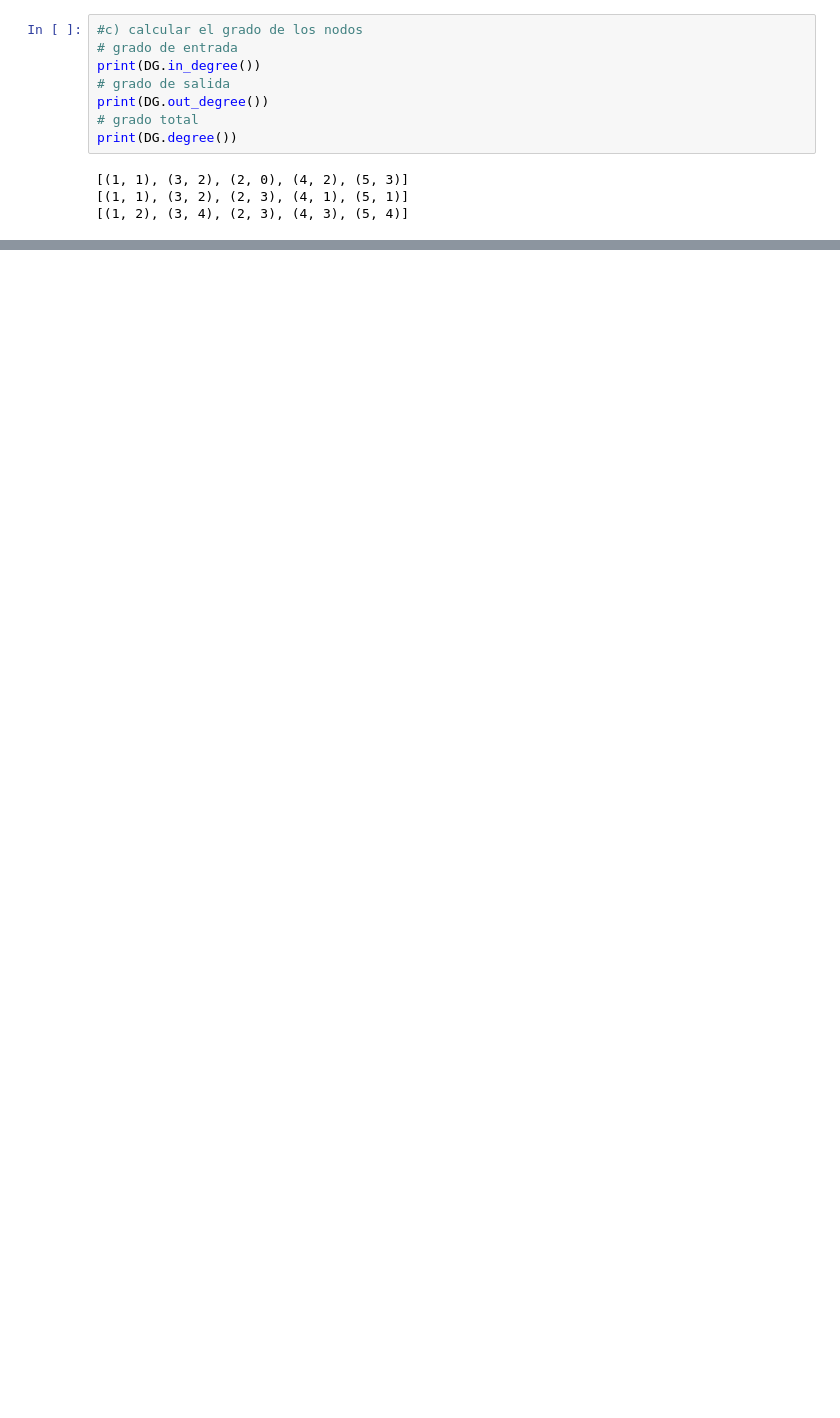
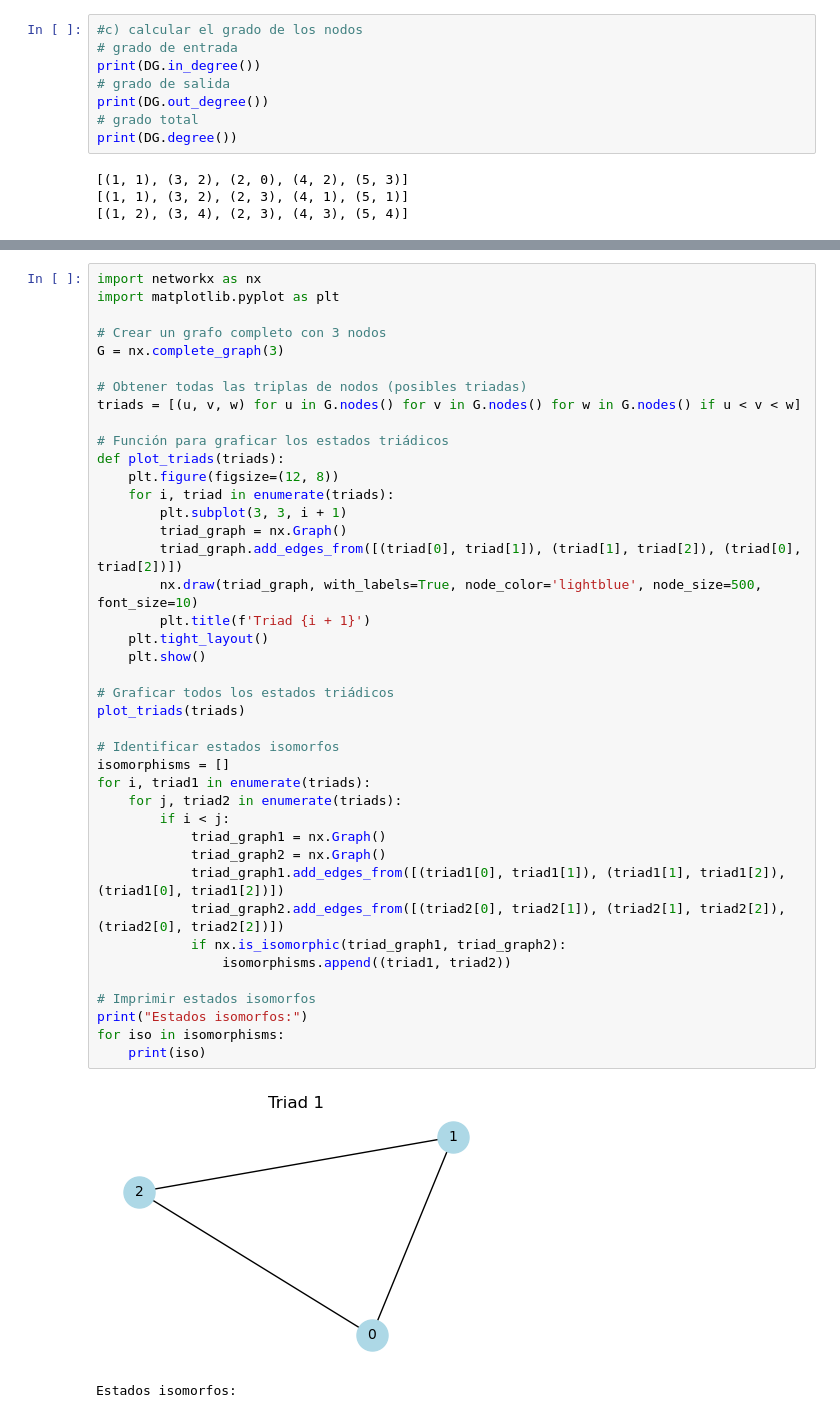
Before and after one commit to briveros23/Redes_sociales, a Jupyter notebook: notebook/Taller 1.ipynb, the cells around one changed output, grey strips where cells are left out. Drawn from its saved outputs; the diff is of its cells as text; blank space fills up the shorter version.

```diff
--- a/notebook/Taller 1.ipynb
+++ b/notebook/Taller 1.ipynb
@@ -312,0 +316,44 @@ nx.draw(H, with_labels=True)
+# %%
+import networkx as nx
+import matplotlib.pyplot as plt
+
+# Crear un grafo completo con 3 nodos
+G = nx.complete_graph(3)
+
+# Obtener todas las triplas de nodos (posibles triadas)
+triads = [(u, v, w) for u in G.nodes() for v in G.nodes() for w in G.nodes() if u < v < w]
+
+# Función para graficar los estados triádicos
+def plot_triads(triads):
+    plt.figure(figsize=(12, 8))
+    for i, triad in enumerate(triads):
+        plt.subplot(3, 3, i + 1)
+        triad_graph = nx.Graph()
+        triad_graph.add_edges_from([(triad[0], triad[1]), (triad[1], triad[2]), (triad[0], triad[2])])
+        nx.draw(triad_graph, with_labels=True, node_color='lightblue', node_size=500, font_size=10)
+        plt.title(f'Triad {i + 1}')
+    plt.tight_layout()
+    plt.show()
+
+# Graficar todos los estados triádicos
+plot_triads(triads)
+
+# Identificar estados isomorfos
+isomorphisms = []
+for i, triad1 in enumerate(triads):
+    for j, triad2 in enumerate(triads):
+        if i < j:
+            triad_graph1 = nx.Graph()
+            triad_graph2 = nx.Graph()
+            triad_graph1.add_edges_from([(triad1[0], triad1[1]), (triad1[1], triad1[2]), (triad1[0], triad1[2])])
+            triad_graph2.add_edges_from([(triad2[0], triad2[1]), (triad2[1], triad2[2]), (triad2[0], triad2[2])])
+            if nx.is_isomorphic(triad_graph1, triad_graph2):
+                isomorphisms.append((triad1, triad2))
+
+# Imprimir estados isomorfos
+print("Estados isomorfos:")
+for iso in isomorphisms:
+    print(iso)
+# %% [output]
+[figure, added]
+Estados isomorfos:
```
Also changed, not shown: parts of 13 cells of this notebook.
